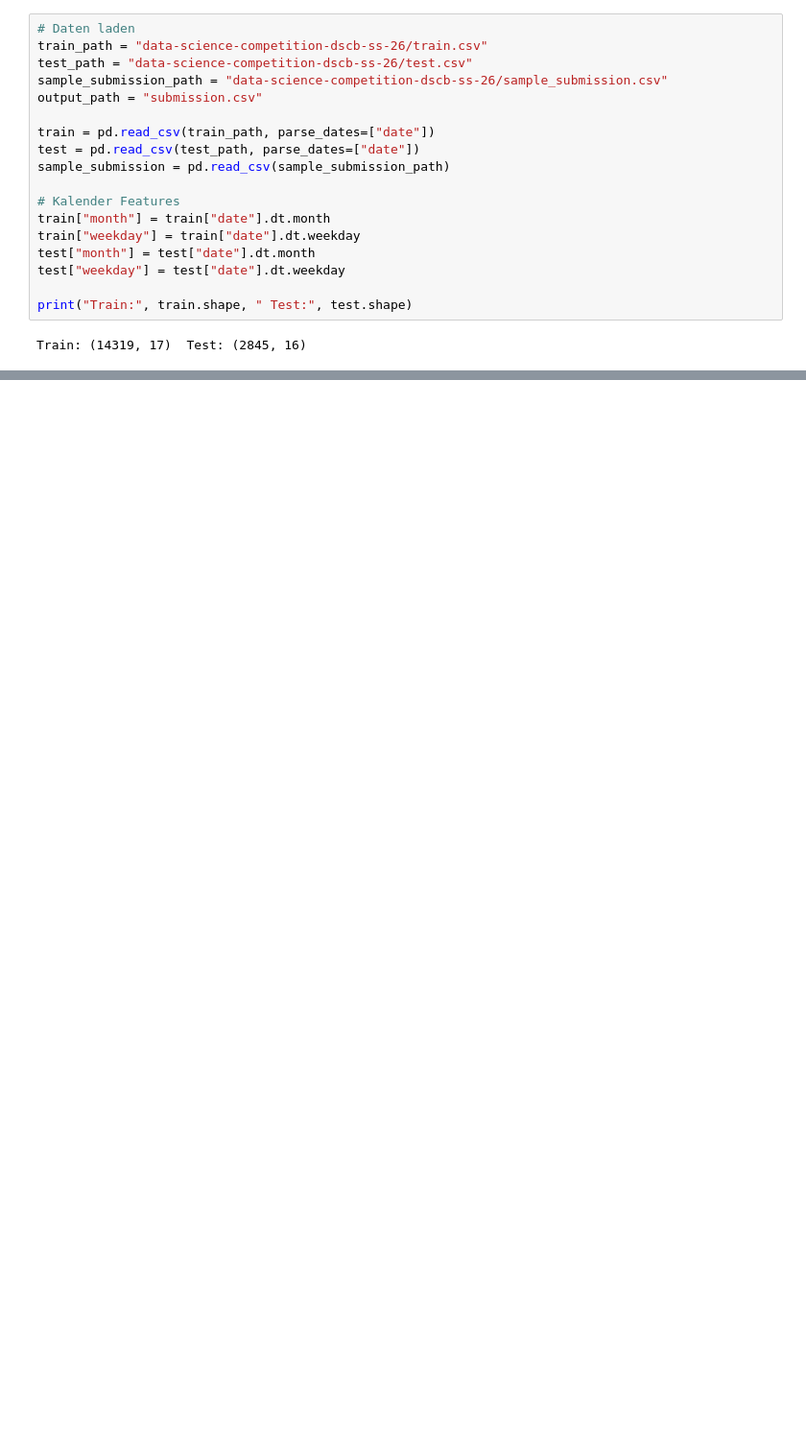
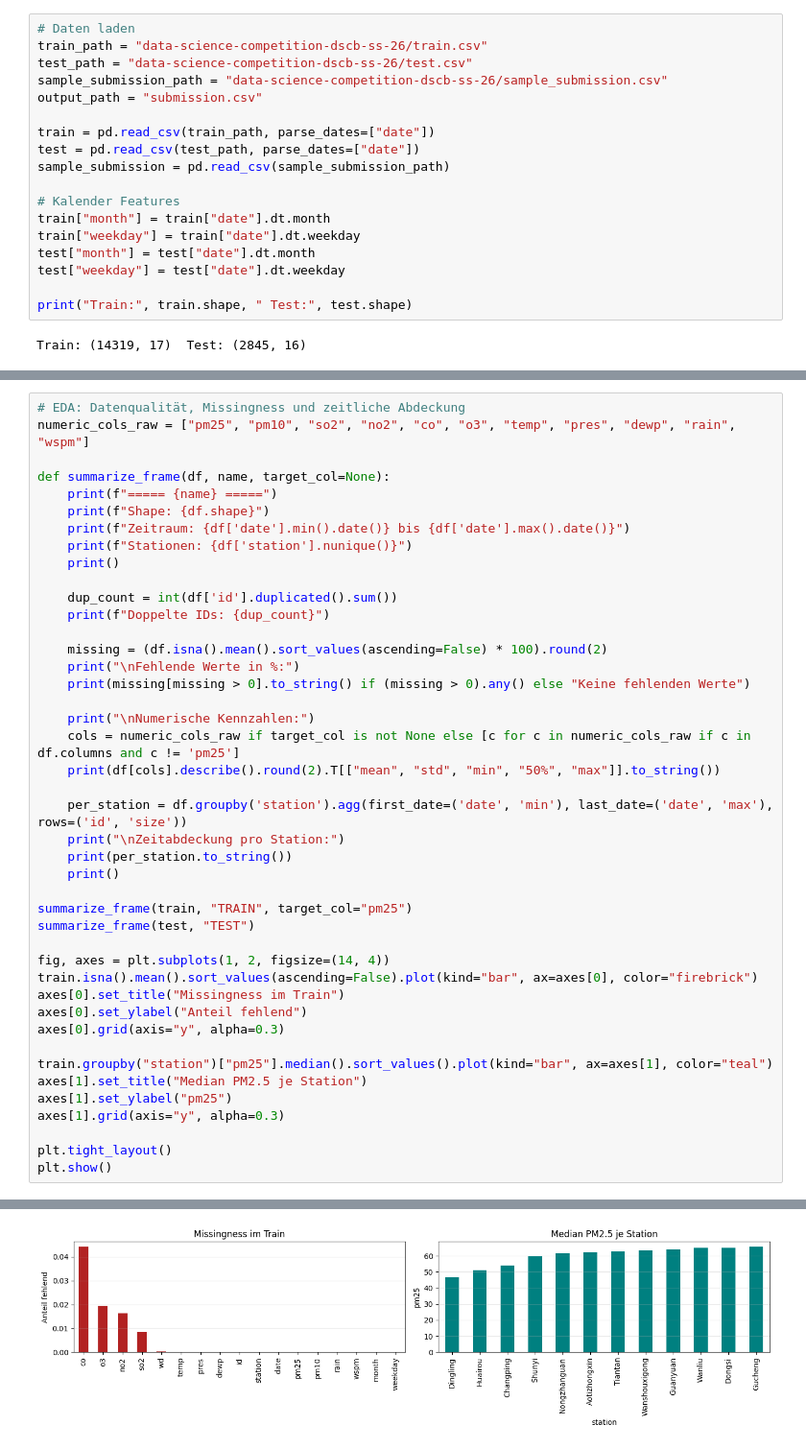
Before and after one commit to hagen-o/Umweltmonitoring-Kaggle-Challange-Beijing, a Jupyter notebook: notebookf1e5f185e6.ipynb, the cells around one changed output, grey strips where cells are left out. Shown at 96% size. Saved outputs shown, nothing was run; the diff lists cells and outputs as text; blank space fills up the shorter version.

```diff
--- a/notebookf1e5f185e6.ipynb
+++ b/notebookf1e5f185e6.ipynb
@@ -57,0 +98,44 @@ feature_columns = categorical_features + numeric_features
+# %%
+# EDA: Datenqualität, Missingness und zeitliche Abdeckung
+numeric_cols_raw = ["pm25", "pm10", "so2", "no2", "co", "o3", "temp", "pres", "dewp", "rain", "wspm"]
+
+def summarize_frame(df, name, target_col=None):
+    print(f"===== {name} =====")
+    print(f"Shape: {df.shape}")
+    print(f"Zeitraum: {df['date'].min().date()} bis {df['date'].max().date()}")
+    print(f"Stationen: {df['station'].nunique()}")
+    print()
+
+    dup_count = int(df['id'].duplicated().sum())
+    print(f"Doppelte IDs: {dup_count}")
+
+    missing = (df.isna().mean().sort_values(ascending=False) * 100).round(2)
+    print("\nFehlende Werte in %:")
+    print(missing[missing > 0].to_string() if (missing > 0).any() else "Keine fehlenden Werte")
+
+    print("\nNumerische Kennzahlen:")
+    cols = numeric_cols_raw if target_col is not None else [c for c in numeric_cols_raw if c in df.columns and c != 'pm25']
+    print(df[cols].describe().round(2).T[["mean", "std", "min", "50%", "max"]].to_string())
+
+    per_station = df.groupby('station').agg(first_date=('date', 'min'), last_date=('date', 'max'), rows=('id', 'size'))
+    print("\nZeitabdeckung pro Station:")
+    print(per_station.to_string())
+    print()
+
+summarize_frame(train, "TRAIN", target_col="pm25")
+summarize_frame(test, "TEST")
+
+fig, axes = plt.subplots(1, 2, figsize=(14, 4))
+train.isna().mean().sort_values(ascending=False).plot(kind="bar", ax=axes[0], color="firebrick")
+axes[0].set_title("Missingness im Train")
+axes[0].set_ylabel("Anteil fehlend")
+axes[0].grid(axis="y", alpha=0.3)
+
+train.groupby("station")["pm25"].median().sort_values().plot(kind="bar", ax=axes[1], color="teal")
+axes[1].set_title("Median PM2.5 je Station")
+axes[1].set_ylabel("pm25")
+axes[1].grid(axis="y", alpha=0.3)
+
+plt.tight_layout()
+plt.show()
+# %% [output]
@@ -57,0 +159 @@ feature_columns = categorical_features + numeric_features
+[figure, added]
```
Also changed, not shown: parts of 20 cells of this notebook, 3 other files.
